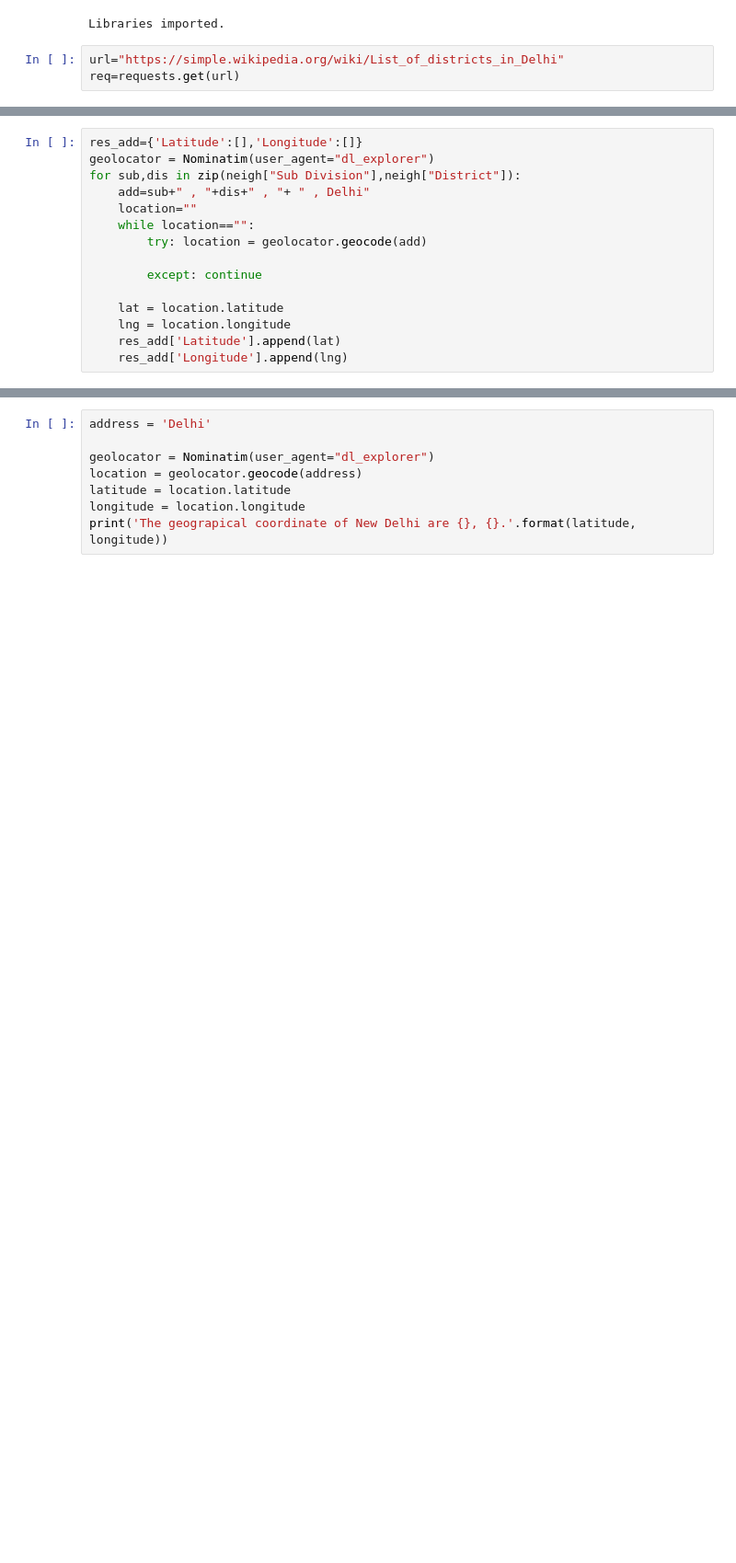
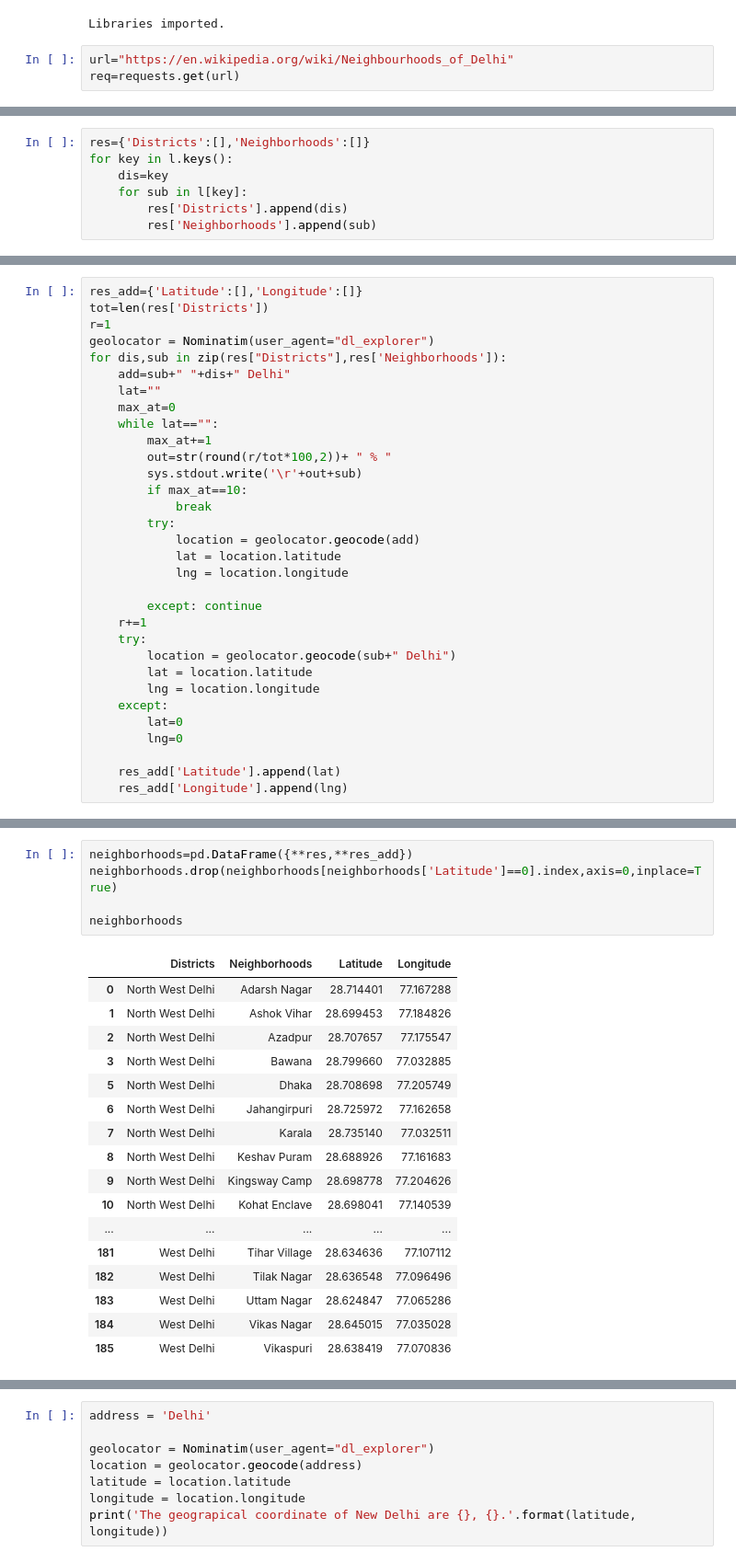
Before and after one commit to cgupta7/Battle-of-Neighborhoods, a Jupyter notebook: Description of Problem and Data.ipynb, the cells around one changed output, grey strips where cells are left out. Shown at 92% size. Drawn from its saved outputs; the diff is of its cells as text; blank space fills up the shorter version.

```diff
--- a/Description of Problem and Data.ipynb
+++ b/Description of Problem and Data.ipynb
@@ -44,7 +45,7 @@ print('Libraries imported.')
 # %% [output]
 Libraries imported.
 # %%
-url="https://simple.wikipedia.org/wiki/List_of_districts_in_Delhi"
+url="https://en.wikipedia.org/wiki/Neighbourhoods_of_Delhi"
 req=requests.get(url)
 # %%
 soup = bs(req.content,'lxml')
@@ -93,0 +84,7 @@ These are the different neighborhoods in New Delhi. Now we will Geolocator to fo
+# %%
+res={'Districts':[],'Neighborhoods':[]}
+for key in l.keys():
+    dis=key
+    for sub in l[key]:
+        res['Districts'].append(dis)
+        res['Neighborhoods'].append(sub)
@@ -94,15 +114,32 @@ These are the different neighborhoods in New Delhi. Now we will Geolocator to fo
 # %%
 res_add={'Latitude':[],'Longitude':[]}
+tot=len(res['Districts'])
+r=1
 geolocator = Nominatim(user_agent="dl_explorer")
-for sub,dis in zip(neigh["Sub Division"],neigh["District"]):
-    add=sub+" , "+dis+" , "+ " , Delhi"
-    location=""
-    while location=="":
-        try: location = geolocator.geocode(add)
+for dis,sub in zip(res["Districts"],res['Neighborhoods']):
+    add=sub+" "+dis+" Delhi"
+    lat=""
+    max_at=0
+    while lat=="":
+        max_at+=1
+        out=str(round(r/tot*100,2))+ " % "
+        sys.stdout.write('\r'+out+sub)
+        if max_at==10:
+            break
+        try:
+            location = geolocator.geocode(add)
+            lat = location.latitude
+            lng = location.longitude
 
         except: continue
+    r+=1
+    try:
+        location = geolocator.geocode(sub+" Delhi")
+        lat = location.latitude
+        lng = location.longitude
+    except:
+        lat=0
+        lng=0
 
-    lat = location.latitude
-    lng = location.longitude
     res_add['Latitude'].append(lat)
     res_add['Longitude'].append(lng)
@@ -131,0 +148,23 @@ These are the localities that will be used in the API for futher data collection
+# %%
+neighborhoods=pd.DataFrame({**res,**res_add})
+neighborhoods.drop(neighborhoods[neighborhoods['Latitude']==0].index,axis=0,inplace=True)
+
+neighborhoods
+# %% [output]
+|  | Districts | Neighborhoods | Latitude | Longitude |
+| 0 | North West Delhi | Adarsh Nagar | 28.714401 | 77.167288 |
+| 1 | North West Delhi | Ashok Vihar | 28.699453 | 77.184826 |
+| 2 | North West Delhi | Azadpur | 28.707657 | 77.175547 |
+| 3 | North West Delhi | Bawana | 28.799660 | 77.032885 |
+| 5 | North West Delhi | Dhaka | 28.708698 | 77.205749 |
+| 6 | North West Delhi | Jahangirpuri | 28.725972 | 77.162658 |
+| 7 | North West Delhi | Karala | 28.735140 | 77.032511 |
+| 8 | North West Delhi | Keshav Puram | 28.688926 | 77.161683 |
+| 9 | North West Delhi | Kingsway Camp | 28.698778 | 77.204626 |
+| 10 | North West Delhi | Kohat Enclave | 28.698041 | 77.140539 |
+| ... | ... | ... | ... | ... |
+| 181 | West Delhi | Tihar Village | 28.634636 | 77.107112 |
+| 182 | West Delhi | Tilak Nagar | 28.636548 | 77.096496 |
+| 183 | West Delhi | Uttam Nagar | 28.624847 | 77.065286 |
+| 184 | West Delhi | Vikas Nagar | 28.645015 | 77.035028 |
+| 185 | West Delhi | Vikaspuri | 28.638419 | 77.070836 |
```
Also changed, not shown: parts of 16 cells of this notebook.
